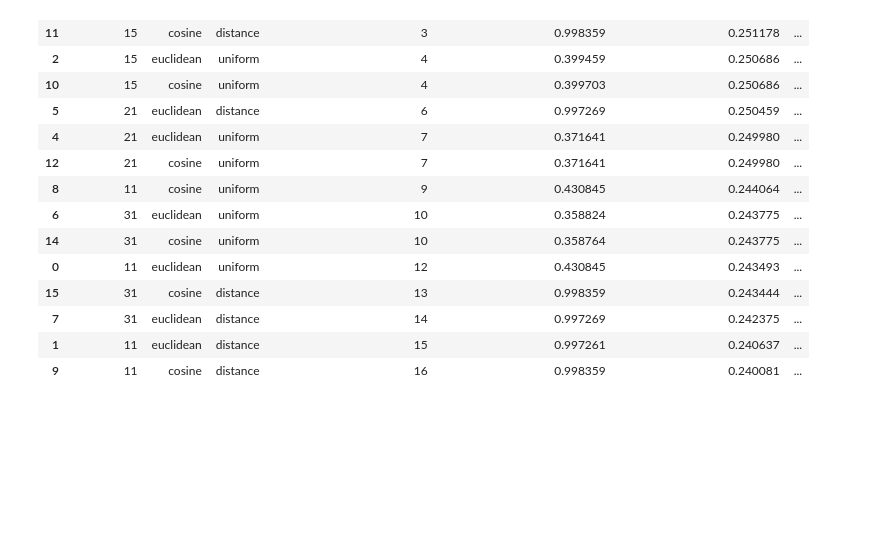
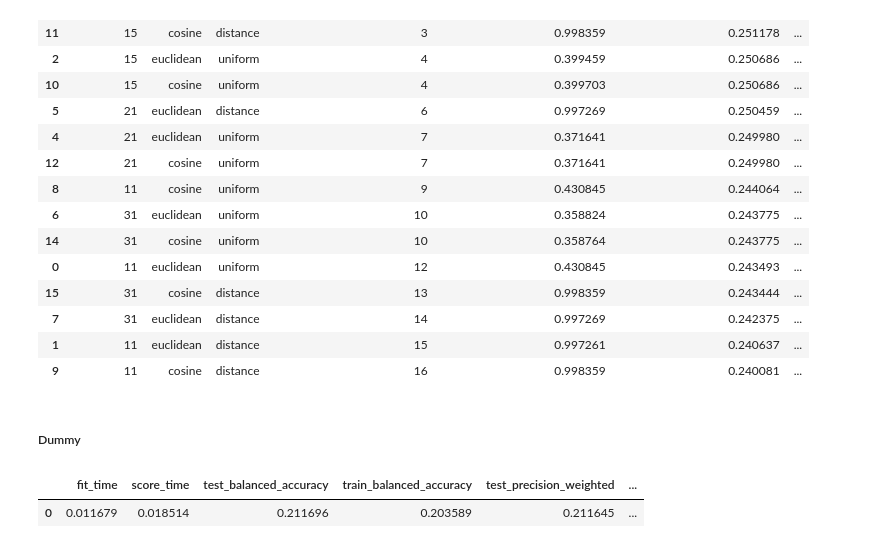
Before and after one commit to mauromascarenhas/Dificuldade-problemas-URI, a Jupyter notebook: modeling/Classificação de nível de dificuldade.ipynb, the cells around one changed output. Saved outputs shown, nothing was run; the diff lists cells and outputs as text; code cells hidden in the pictures; blank space fills up the shorter version.

```diff
--- a/modeling/Classificação de nível de dificuldade.ipynb
+++ b/modeling/Classificação de nível de dificuldade.ipynb
@@ -634,3 +683,19 @@ dfgsner[evt_cols].rename(columns = { c: df_res_col_name(c) for c in evt_cols}).s
 | 7 | 31 | euclidean | distance | 14 | 0.997269 | 0.242375 | ... |
 | 1 | 11 | euclidean | distance | 15 | 0.997261 | 0.240637 | ... |
 | 9 | 11 | cosine | distance | 16 | 0.998359 | 0.240081 | ... |
+# %% [markdown]
+##### Dummy
+# %%
+dfder = pd.DataFrame(cross_validate(
+    estimator = DummyClassifier(strategy = "stratified"),
+    X = de.drop(columns = ["level"]),
+    y = new_target_lvl,
+    scoring = scoring,
+    cv = 10,
+    n_jobs = -1,
+    return_train_score = True
+))
+dfder.rename(columns = { c: df_res_col_name(c) for c in dfder.columns}).mean().to_frame().T
+# %% [output]
+|  | fit_time | score_time | test_balanced_accuracy | train_balanced_accuracy | test_precision_weighted | ... |
+| 0 | 0.011679 | 0.018514 | 0.211696 | 0.203589 | 0.211645 | ... |
```
Also changed, not shown: parts of 13 cells of this notebook.
